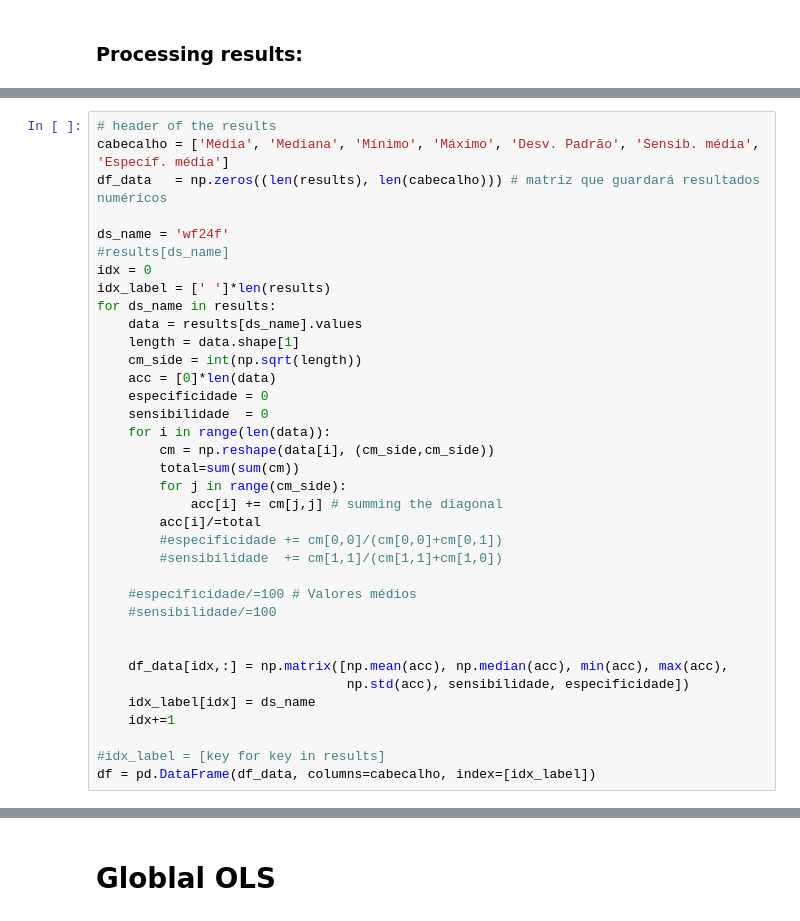
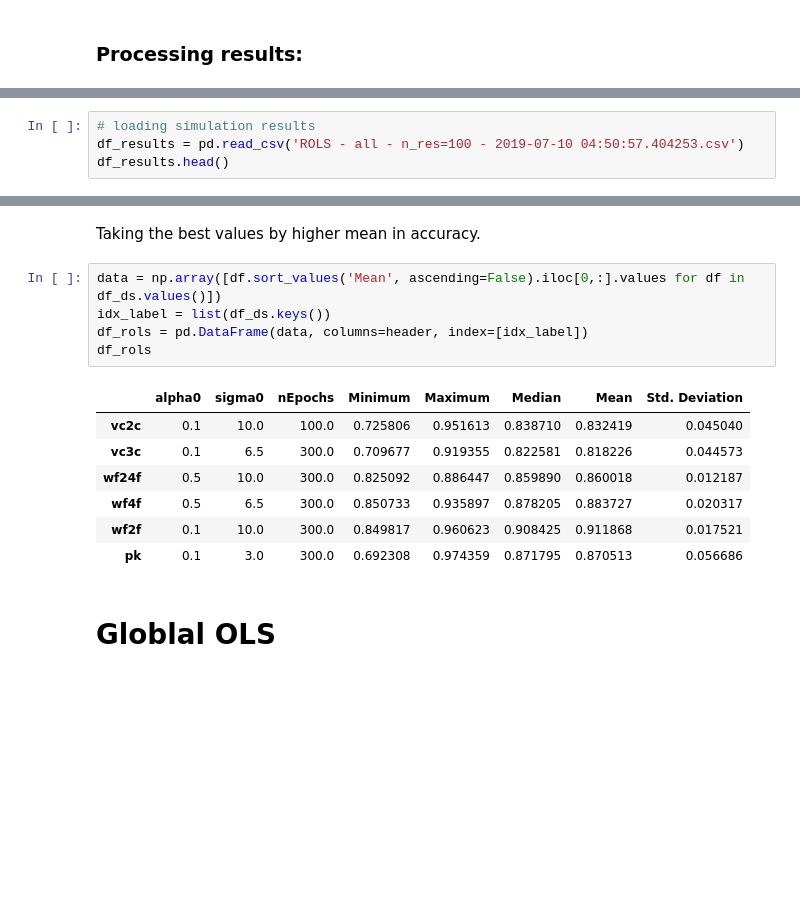
Before and after one commit to RomuloDrumond/Classification-by-regional-modeling, a Jupyter notebook: Classification by regional modeling.ipynb, the cells around one changed output, grey strips where cells are left out. Saved outputs shown, nothing was run; the diff lists cells and outputs as text; blank space fills up the shorter version.

```diff
--- a/Classification by regional modeling.ipynb
+++ b/Classification by regional modeling.ipynb
@@ -889,36 +1014,0 @@ results['wf24f'] = pd.read_csv('wf24f - n_init 100 - 2019-03-18 01:43:55.344967'
-# %%
-# header of the results
-cabecalho = ['Média', 'Mediana', 'Mínimo', 'Máximo', 'Desv. Padrão', 'Sensib. média', 'Especif. média']
-df_data   = np.zeros((len(results), len(cabecalho))) # matriz que guardará resultados numéricos
-
-ds_name = 'wf24f'
-#results[ds_name]
-idx = 0
-idx_label = [' ']*len(results)
-for ds_name in results:
-    data = results[ds_name].values
-    length = data.shape[1]
-    cm_side = int(np.sqrt(length))
-    acc = [0]*len(data)
-    especificidade = 0
-    sensibilidade  = 0
-    for i in range(len(data)):
-        cm = np.reshape(data[i], (cm_side,cm_side))
-        total=sum(sum(cm))
-        for j in range(cm_side):
-            acc[i] += cm[j,j] # summing the diagonal
-        acc[i]/=total
-        #especificidade += cm[0,0]/(cm[0,0]+cm[0,1])
-        #sensibilidade  += cm[1,1]/(cm[1,1]+cm[1,0])
-
-    #especificidade/=100 # Valores médios
-    #sensibilidade/=100
-
-
-    df_data[idx,:] = np.matrix([np.mean(acc), np.median(acc), min(acc), max(acc),
-                                np.std(acc), sensibilidade, especificidade])
-    idx_label[idx] = ds_name
-    idx+=1
-
-#idx_label = [key for key in results]
-df = pd.DataFrame(df_data, columns=cabecalho, index=[idx_label])
@@ -934,0 +1015,4 @@ df
+# %%
+# loading simulation results
+df_results = pd.read_csv('ROLS - all - n_res=100 - 2019-07-10 04:50:57.404253.csv')
+df_results.head()
@@ -935,2 +1134,17 @@ df
+# %% [markdown]
+Taking the best values by higher mean in accuracy.
+# %%
+data = np.array([df.sort_values('Mean', ascending=False).iloc[0,:].values for df in df_ds.values()])
+idx_label = list(df_ds.keys())
+df_rols = pd.DataFrame(data, columns=header, index=[idx_label])
+df_rols
+# %% [output]
+|  | alpha0 | sigma0 | nEpochs | Minimum | Maximum | Median | Mean | Std. Deviation |
+| vc2c | 0.1 | 10.0 | 100.0 | 0.725806 | 0.951613 | 0.838710 | 0.832419 | 0.045040 |
+| vc3c | 0.1 | 6.5 | 300.0 | 0.709677 | 0.919355 | 0.822581 | 0.818226 | 0.044573 |
+| wf24f | 0.5 | 10.0 | 300.0 | 0.825092 | 0.886447 | 0.859890 | 0.860018 | 0.012187 |
+| wf4f | 0.5 | 6.5 | 300.0 | 0.850733 | 0.935897 | 0.878205 | 0.883727 | 0.020317 |
+| wf2f | 0.1 | 10.0 | 300.0 | 0.849817 | 0.960623 | 0.908425 | 0.911868 | 0.017521 |
+| pk | 0.1 | 3.0 | 300.0 | 0.692308 | 0.974359 | 0.871795 | 0.870513 | 0.056686 |
 # %% [markdown]
 # Globlal OLS
```
Also changed, not shown: parts of 46 cells of this notebook, 27 other files.
